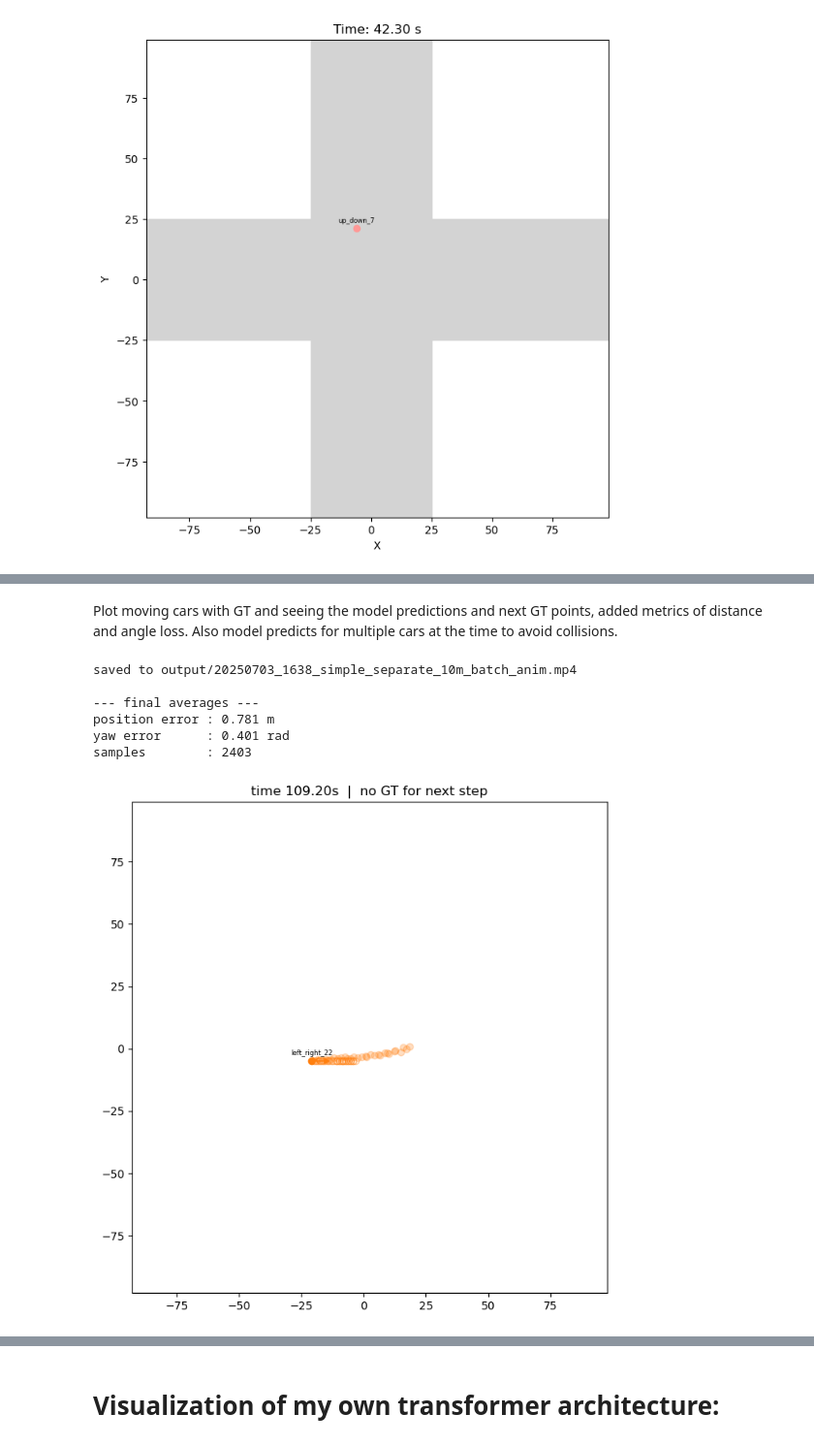
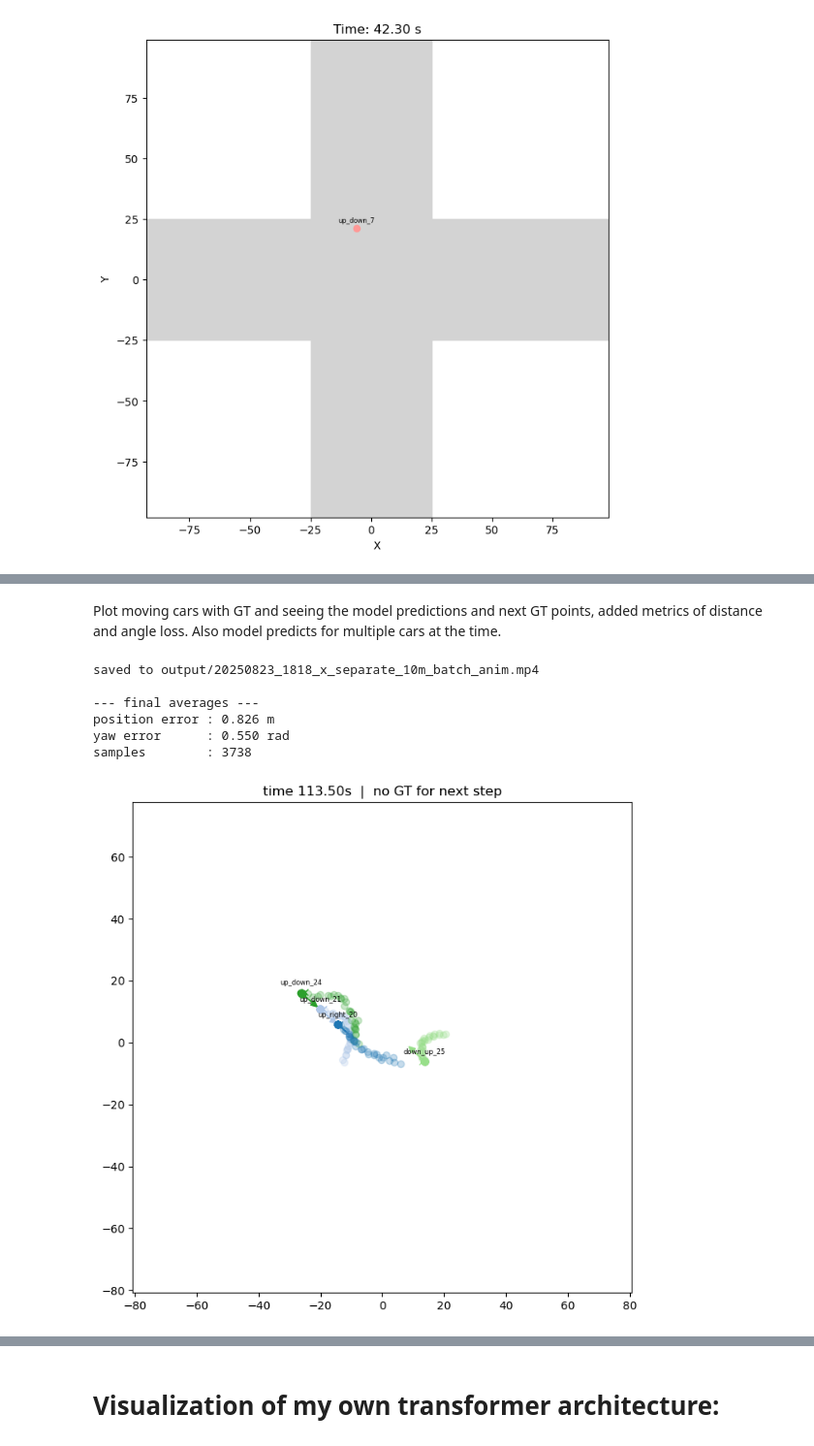
Before and after one commit to Dani13vg/Multi_Agent_Intersection, a Jupyter notebook: data_visualization.ipynb, the cells around one changed output, grey strips where cells are left out. Shown at 97% size. Drawn from its saved outputs; the diff is of its cells as text; code cells hidden in the pictures.

```diff
--- a/data_visualization.ipynb
+++ b/data_visualization.ipynb
@@ -726,11 +726,9 @@ def visualize_with_prediction(csv_folder,
 
 # ───────────── example call ─────────────
 if __name__ == '__main__':
-    csv_folder = 'csv/train_1k_simple_inclined_2_10m'
-    model_path = ('trained_params_archive/sumo_with_mpc_online_control/'
-                  'model_rot_gnn_mtl_np_sumo_0911_e3_1930.pth')
-
-    model_path = 'trained_params/sumo_001/20250607_214504_simple_inclined_2_10m/model_gnn_np_sumo_001_e3_0130.pth'
+    csv_folder = 'csv/train_1k_x_separate_10m'
+    model_path = 'trained_params_archive/sumo_with_mpc_online_control/model_rot_gnn_mtl_np_sumo_0911_e3_1930.pth' # Baseline model
+    # model_path = 'trained_params/sumo_001/20250607_214504_simple_inclined_2_10m/model_gnn_np_sumo_001_e3_0130.pth'
     out_vid = f'output/{datetime.datetime.now():%Y%m%d_%H%M}_inclined_2_my_wg_anim.mp4'
     device = 'cuda' if torch.cuda.is_available() else 'cpu'
 
@@ -989,6 +992,6 @@ saved to output/20250703_1605_pred-fed.mp4
 [figure]
 # %% [markdown]
-Plot moving cars with GT and seeing the model predictions and next GT points, added metrics of distance and angle loss. Also model predicts for multiple cars at the time to avoid collisions.
+Plot moving cars with GT and seeing the model predictions and next GT points, added metrics of distance and angle loss. Also model predicts for multiple cars at the time.
 # %%
 """
 visualize_with_prediction – batched, with live metrics
@@ -1027,6 +1030,11 @@ def rotation_matrix_back(yaw_ds: torch.Tensor) -> torch.Tensor:
         torch.stack([-sin,  cos], dim=1),
         torch.stack([ cos,  sin], dim=1)
     ], dim=1)                                   # [B, 2, 2]
+
+def compute_yaw_ds(p_old, p_new):
+    """Absolute yaw in *dataset* convention from two world points."""
+    dx, dy = np.subtract(p_new, p_old)
+    return np.mod(np.pi/2 - np.arctan2(dy, dx), 2*np.pi)
 
 def row_to_intent(tid: str):
     if 'left'  in tid: return [1,0,0]
@@ -1178,38 +1186,37 @@ def visualize_with_prediction(csv_folder,
     ani.save(output_video_path, writer='ffmpeg',
              fps=1000//interval_ms,
              progress_callback=lambda f,t: bar.update(f-bar.n))
     bar.close()
     print('saved to', output_video_path)
     if pos_err_list:
         print('\n--- final averages ---')
         print(f'position error : {np.mean(pos_err_list):.3f} m')
         print(f'yaw error      : {np.mean(yaw_err_list):.3f} rad')
         print(f'samples        : {len(pos_err_list)}')
 
-
 # ───────────── example call ─────────────
 if __name__ == '__main__':
-    data = 'simple_separate_10m'
+    data = 'x_separate_10m'
     csv_folder = f'csv/train_1k_{data}'
-    model_path = 'trained_params_archive/sumo_with_mpc_online_control/model_rot_gnn_mtl_np_sumo_0911_e3_1930.pth'
+    model_path = 'trained_params_archive/sumo_with_mpc_online_control/model_rot_gnn_mtl_np_sumo_0911_e3_1930.pth' # Baseline model trained on default intersection
     # model_path = 'trained_params/sumo_001/20250607_214504_simple_inclined_2_10m/model_gnn_np_sumo_001_e3_0130.pth'
     out_vid = f'output/{datetime.datetime.now():%Y%m%d_%H%M}_{data}_batch_anim.mp4'
     device = 'cuda' if torch.cuda.is_available() else 'cpu'
 
     visualize_with_prediction(csv_folder,
                               model_path,
                               out_vid,
                               device=device,
                               interval_ms=100,
                               duration_sec=100,
                               background_path=None,
                               show_progress=True,
                               debug=False)
 # %% [output]
-saved to output/20250703_1638_simple_separate_10m_batch_anim.mp4
+saved to output/20250823_1818_x_separate_10m_batch_anim.mp4
 
 --- final averages ---
-position error : 0.781 m
-yaw error      : 0.401 rad
-samples        : 2403
+position error : 0.826 m
+yaw error      : 0.550 rad
+samples        : 3738
-[figure, old version]
+[figure, new version]
```
Also changed, not shown: parts of 19 cells of this notebook, 5 other files.
